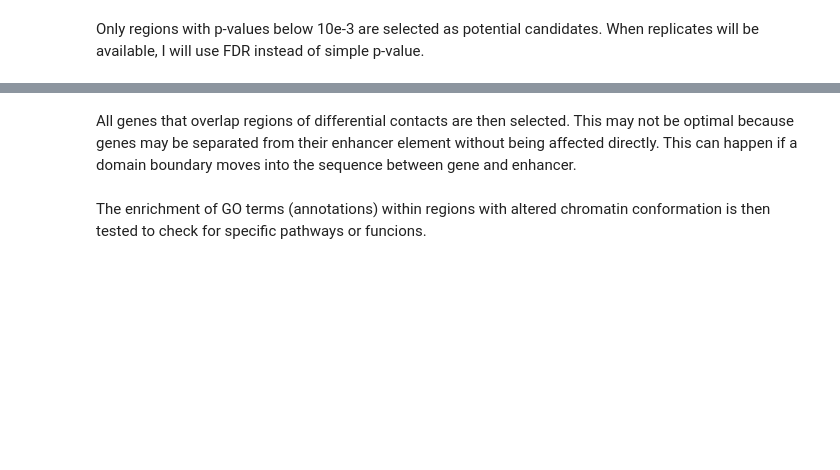
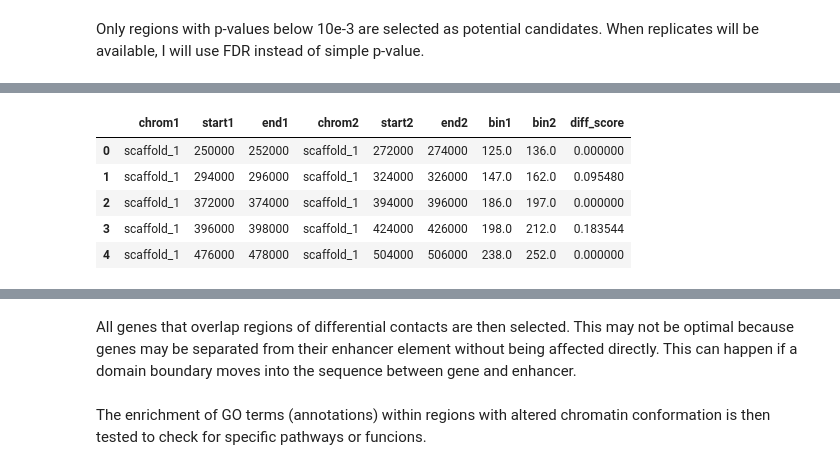
Before and after one commit to cmdoret/Acastellanii_legionella_infection, a Jupyter notebook: docs/notebooks/differential_contacts_legionella.ipynb, the cells around one changed output, grey strips where cells are left out. Cells and saved outputs as stored; diff of their text form; code cells hidden in the pictures; blank space fills up the shorter version.

```diff
--- a/docs/notebooks/differential_contacts_legionella.ipynb
+++ b/docs/notebooks/differential_contacts_legionella.ipynb
@@ -144,0 +62,9 @@ interactive(children=(Dropdown(description='region_id', options=(0, 1, 2, 3, 4,
+# %%
+diff_loops.head()
+# %% [output]
+|  | chrom1 | start1 | end1 | chrom2 | start2 | end2 | bin1 | bin2 | diff_score |
+| 0 | scaffold_1 | 250000 | 252000 | scaffold_1 | 272000 | 274000 | 125.0 | 136.0 | 0.000000 |
+| 1 | scaffold_1 | 294000 | 296000 | scaffold_1 | 324000 | 326000 | 147.0 | 162.0 | 0.095480 |
+| 2 | scaffold_1 | 372000 | 374000 | scaffold_1 | 394000 | 396000 | 186.0 | 197.0 | 0.000000 |
+| 3 | scaffold_1 | 396000 | 398000 | scaffold_1 | 424000 | 426000 | 198.0 | 212.0 | 0.183544 |
+| 4 | scaffold_1 | 476000 | 478000 | scaffold_1 | 504000 | 506000 | 238.0 | 252.0 | 0.000000 |
```
Also changed, not shown: parts of 12 cells of this notebook, 1 other file.
